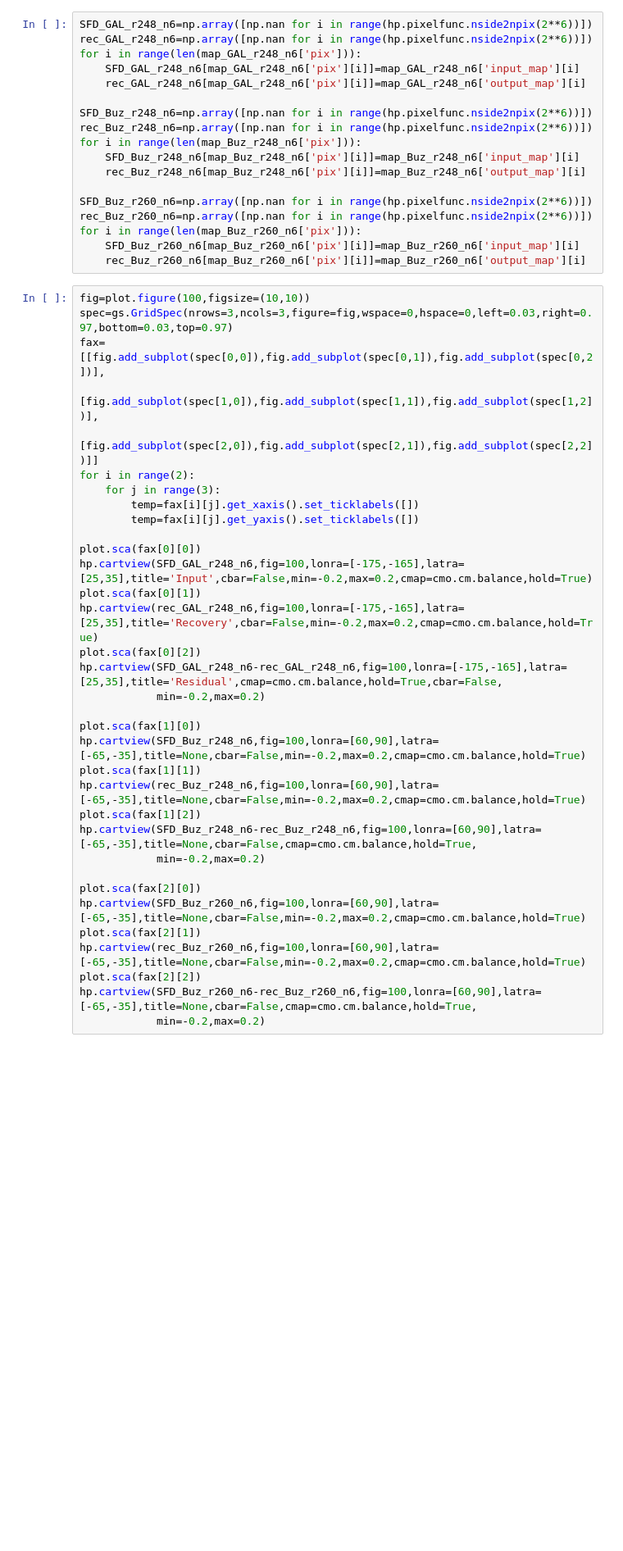
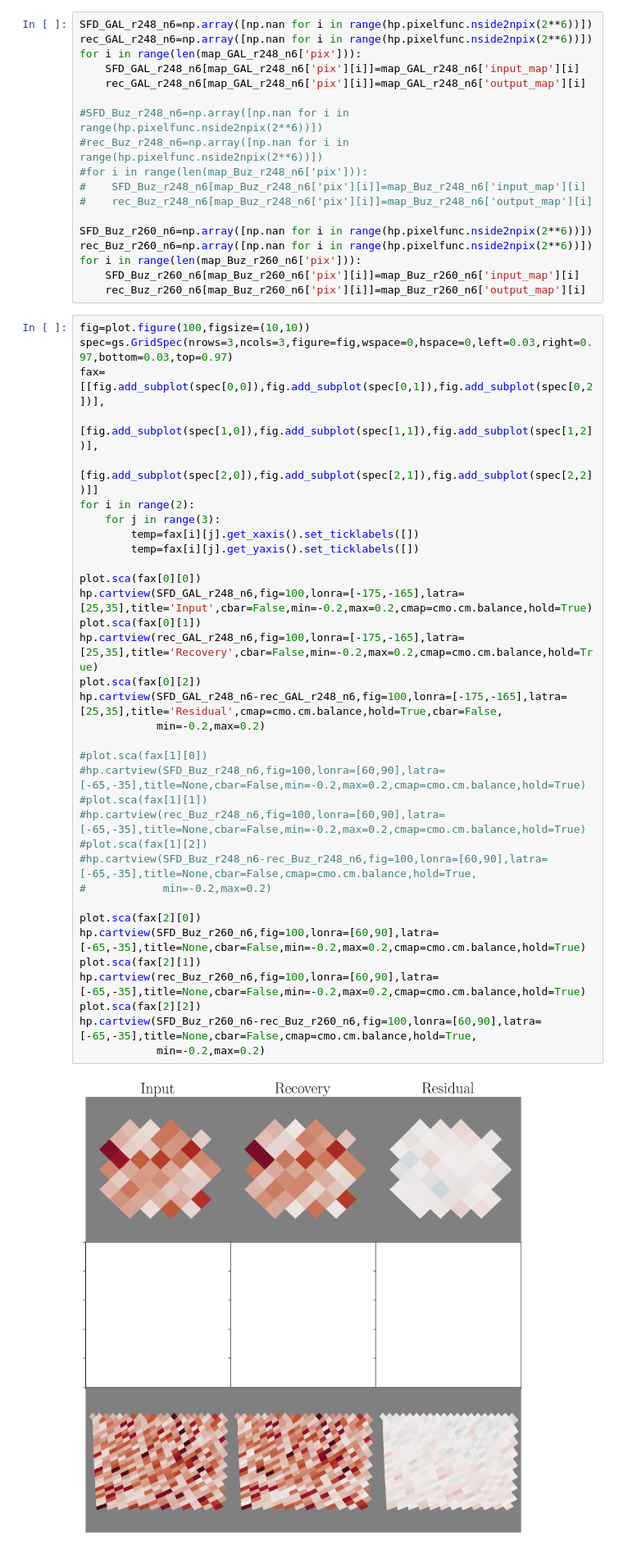
Before and after one commit to MBravoS/MW_dust_galcat, a Jupyter notebook: MW_dust_final_plots.ipynb, the cells around one changed output. Shown at 82% size. Saved outputs shown, nothing was run; the diff lists cells and outputs as text; blank space fills up the shorter version.

```diff
--- a/MW_dust_final_plots.ipynb
+++ b/MW_dust_final_plots.ipynb
@@ -229,11 +248,11 @@ for i in range(len(map_GAL_r248_n6['pix'])):
     SFD_GAL_r248_n6[map_GAL_r248_n6['pix'][i]]=map_GAL_r248_n6['input_map'][i]
     rec_GAL_r248_n6[map_GAL_r248_n6['pix'][i]]=map_GAL_r248_n6['output_map'][i]
 
-SFD_Buz_r248_n6=np.array([np.nan for i in range(hp.pixelfunc.nside2npix(2**6))])
-rec_Buz_r248_n6=np.array([np.nan for i in range(hp.pixelfunc.nside2npix(2**6))])
-for i in range(len(map_Buz_r248_n6['pix'])):
-    SFD_Buz_r248_n6[map_Buz_r248_n6['pix'][i]]=map_Buz_r248_n6['input_map'][i]
-    rec_Buz_r248_n6[map_Buz_r248_n6['pix'][i]]=map_Buz_r248_n6['output_map'][i]
+#SFD_Buz_r248_n6=np.array([np.nan for i in range(hp.pixelfunc.nside2npix(2**6))])
+#rec_Buz_r248_n6=np.array([np.nan for i in range(hp.pixelfunc.nside2npix(2**6))])
+#for i in range(len(map_Buz_r248_n6['pix'])):
+#    SFD_Buz_r248_n6[map_Buz_r248_n6['pix'][i]]=map_Buz_r248_n6['input_map'][i]
+#    rec_Buz_r248_n6[map_Buz_r248_n6['pix'][i]]=map_Buz_r248_n6['output_map'][i]
 
 SFD_Buz_r260_n6=np.array([np.nan for i in range(hp.pixelfunc.nside2npix(2**6))])
 rec_Buz_r260_n6=np.array([np.nan for i in range(hp.pixelfunc.nside2npix(2**6))])
@@ -243,37 +262,39 @@ for i in range(len(map_Buz_r260_n6['pix'])):
 # %%
 fig=plot.figure(100,figsize=(10,10))
 spec=gs.GridSpec(nrows=3,ncols=3,figure=fig,wspace=0,hspace=0,left=0.03,right=0.97,bottom=0.03,top=0.97)
 fax=[[fig.add_subplot(spec[0,0]),fig.add_subplot(spec[0,1]),fig.add_subplot(spec[0,2])],
      [fig.add_subplot(spec[1,0]),fig.add_subplot(spec[1,1]),fig.add_subplot(spec[1,2])],
      [fig.add_subplot(spec[2,0]),fig.add_subplot(spec[2,1]),fig.add_subplot(spec[2,2])]]
 for i in range(2):
     for j in range(3):
         temp=fax[i][j].get_xaxis().set_ticklabels([])
         temp=fax[i][j].get_yaxis().set_ticklabels([])
 
 plot.sca(fax[0][0])
 hp.cartview(SFD_GAL_r248_n6,fig=100,lonra=[-175,-165],latra=[25,35],title='Input',cbar=False,min=-0.2,max=0.2,cmap=cmo.cm.balance,hold=True)
 plot.sca(fax[0][1])
 hp.cartview(rec_GAL_r248_n6,fig=100,lonra=[-175,-165],latra=[25,35],title='Recovery',cbar=False,min=-0.2,max=0.2,cmap=cmo.cm.balance,hold=True)
 plot.sca(fax[0][2])
 hp.cartview(SFD_GAL_r248_n6-rec_GAL_r248_n6,fig=100,lonra=[-175,-165],latra=[25,35],title='Residual',cmap=cmo.cm.balance,hold=True,cbar=False,
             min=-0.2,max=0.2)
 
-plot.sca(fax[1][0])
-hp.cartview(SFD_Buz_r248_n6,fig=100,lonra=[60,90],latra=[-65,-35],title=None,cbar=False,min=-0.2,max=0.2,cmap=cmo.cm.balance,hold=True)
-plot.sca(fax[1][1])
-hp.cartview(rec_Buz_r248_n6,fig=100,lonra=[60,90],latra=[-65,-35],title=None,cbar=False,min=-0.2,max=0.2,cmap=cmo.cm.balance,hold=True)
-plot.sca(fax[1][2])
-hp.cartview(SFD_Buz_r248_n6-rec_Buz_r248_n6,fig=100,lonra=[60,90],latra=[-65,-35],title=None,cbar=False,cmap=cmo.cm.balance,hold=True,
-            min=-0.2,max=0.2)
+#plot.sca(fax[1][0])
+#hp.cartview(SFD_Buz_r248_n6,fig=100,lonra=[60,90],latra=[-65,-35],title=None,cbar=False,min=-0.2,max=0.2,cmap=cmo.cm.balance,hold=True)
+#plot.sca(fax[1][1])
+#hp.cartview(rec_Buz_r248_n6,fig=100,lonra=[60,90],latra=[-65,-35],title=None,cbar=False,min=-0.2,max=0.2,cmap=cmo.cm.balance,hold=True)
+#plot.sca(fax[1][2])
+#hp.cartview(SFD_Buz_r248_n6-rec_Buz_r248_n6,fig=100,lonra=[60,90],latra=[-65,-35],title=None,cbar=False,cmap=cmo.cm.balance,hold=True,
+#            min=-0.2,max=0.2)
 
 plot.sca(fax[2][0])
 hp.cartview(SFD_Buz_r260_n6,fig=100,lonra=[60,90],latra=[-65,-35],title=None,cbar=False,min=-0.2,max=0.2,cmap=cmo.cm.balance,hold=True)
 plot.sca(fax[2][1])
 hp.cartview(rec_Buz_r260_n6,fig=100,lonra=[60,90],latra=[-65,-35],title=None,cbar=False,min=-0.2,max=0.2,cmap=cmo.cm.balance,hold=True)
 plot.sca(fax[2][2])
 hp.cartview(SFD_Buz_r260_n6-rec_Buz_r260_n6,fig=100,lonra=[60,90],latra=[-65,-35],title=None,cbar=False,cmap=cmo.cm.balance,hold=True,
             min=-0.2,max=0.2)
+# %% [output]
+[figure, added]
 # %% [markdown]
 ## $\mathrm{nside} = 2^9$
 # %%
```
Also changed, not shown: parts of 12 cells of this notebook, 3 other files.
